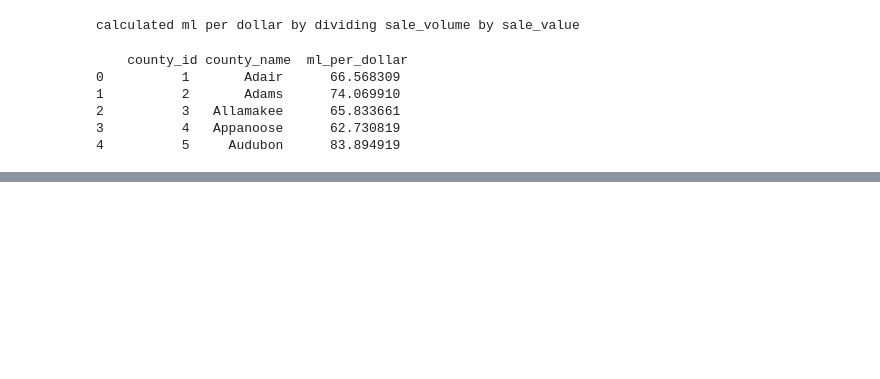
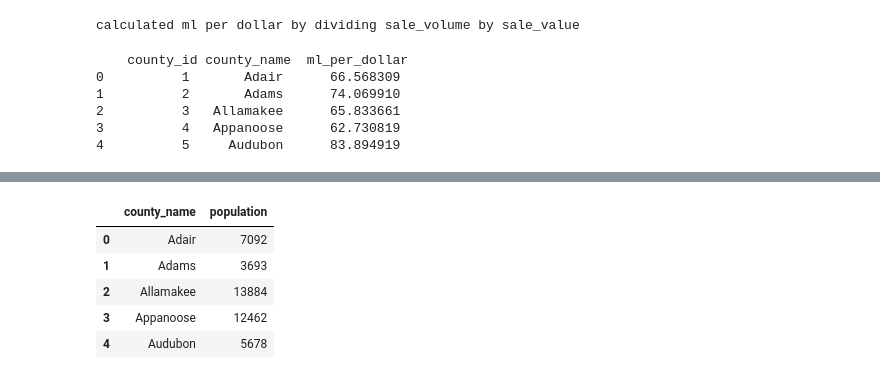
Before and after one commit to kstrckr/python_data_project, a Jupyter notebook: Liquor Vis.ipynb, the cells around one changed output, grey strips where cells are left out. Drawn from its saved outputs; the diff is of its cells as text; code cells hidden in the pictures; blank space fills up the shorter version.

```diff
--- a/Liquor Vis.ipynb
+++ b/Liquor Vis.ipynb
@@ -338,3 +353,39 @@ Loading BokehJS ...
 [interactive output not drawn]
 [interactive output not drawn]
 [interactive output not drawn]
+# %%
+# parse population json
+# source: https://data.iowa.gov/widgets/qtnr-zsrc
+
+county_pop_json_path = os.path.join('input', 'population-data', 'iowa_county_population_per_year.json')
+
+def parse_population_json(pop_json_path):
+    with open(pop_json_path, 'r', encoding='latin-1') as raw_county_pop_json:
+    # returns python object from the raw json file data
+        raw_population_data = json.loads(raw_county_pop_json.read())
+
+    county_2016_population = []
+
+    labels = ['county_name', 'population']
+
+    for row in raw_population_data['data']:
+        if row[10][:4] == '2016':
+            county_name_pop_snippet = []
+            # removes 'county' from the end of each county name without breaking two-word county names
+            county_name_pop_snippet.append(' '.join(row[9].split(' ')[:-1]))
+            county_name_pop_snippet.append(row[11])
+            county_2016_population.append(county_name_pop_snippet)
+
+    county_population_df = pd.DataFrame.from_records(county_2016_population, columns=labels)
+    return county_population_df
+
+county_population_df = parse_population_json(county_pop_json_path)
+
+county_population_df.head()
+# %% [output]
+|  | county_name | population |
+| 0 | Adair | 7092 |
+| 1 | Adams | 3693 |
+| 2 | Allamakee | 13884 |
+| 3 | Appanoose | 12462 |
+| 4 | Audubon | 5678 |
```
Also changed, not shown: parts of 4 cells of this notebook, 1 other file.
